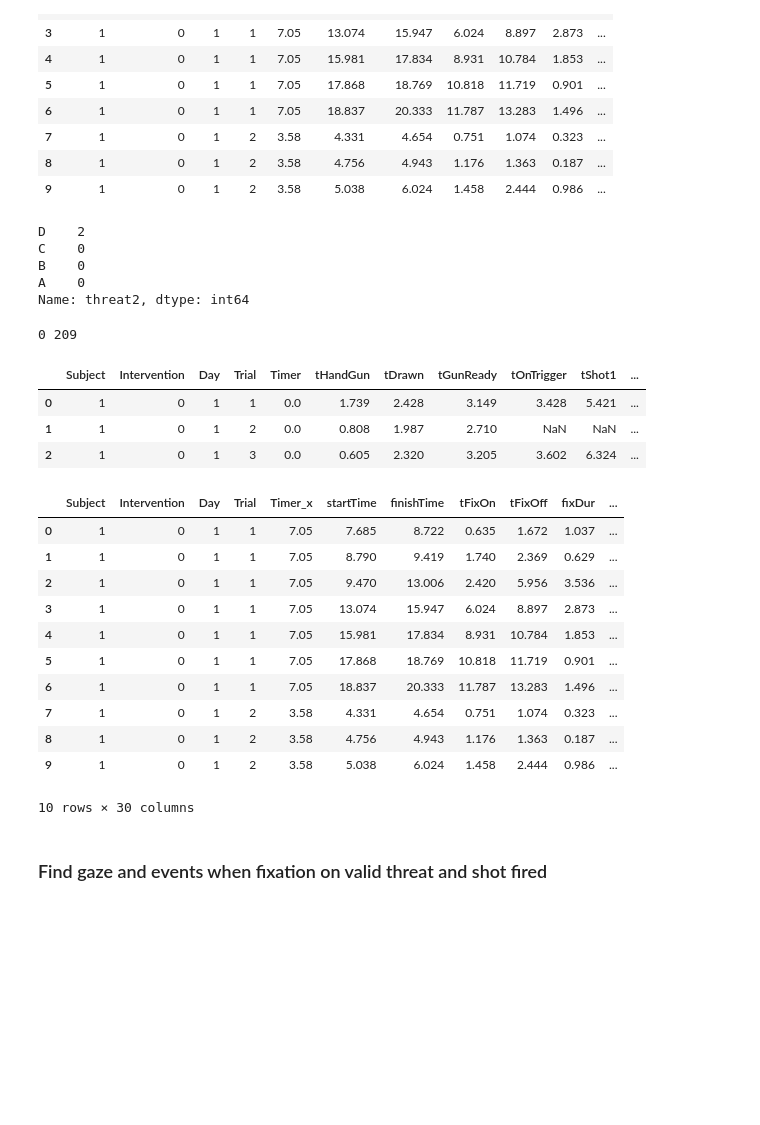
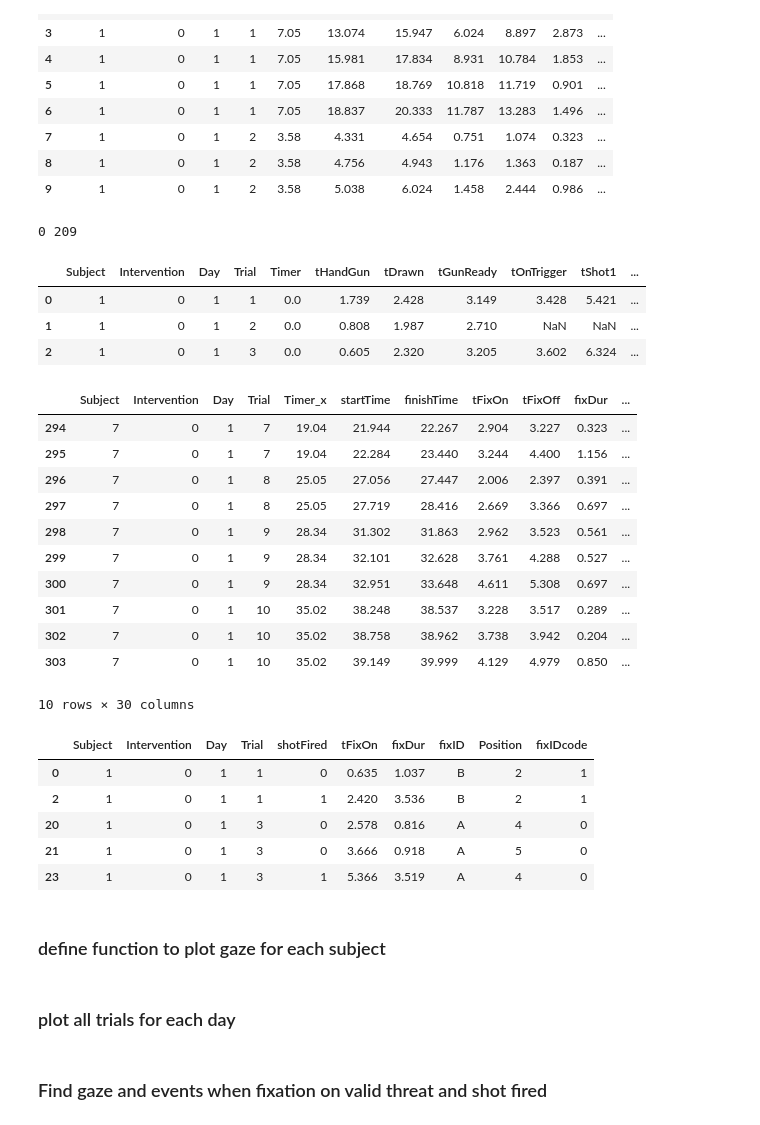
Before and after one commit to jamcro/shootGaze, a Jupyter notebook: py/gazeTimeline.ipynb, the cells around one changed output. Drawn from its saved outputs; the diff is of its cells as text; code cells hidden in the pictures; blank space fills up the shorter version.

Commit message:
plottting threat, plotting all subj

```diff
--- a/py/gazeTimeline.ipynb
+++ b/py/gazeTimeline.ipynb
@@ -55,13 +55,6 @@ shot_df['targetShot1'] = pd.Categorical(shot_df['targetShot1'], categories=['A',
 shot_df['targetShot2'] = pd.Categorical(shot_df['targetShot2'], categories=['A','B','C','D'])
 shot_df['outcomeShot1'] = pd.Categorical(shot_df['outcomeShot1'])
 shot_df['outcomeShot2'] = pd.Categorical(shot_df['outcomeShot2'])
-shot_df['threat2'].value_counts()
-# %% [output]
-D    2
-C    0
-B    0
-A    0
-Name: threat2, dtype: int64
 # %%
 # remove trailing nans
 first_idx = kin_df.first_valid_index()
@@ -87,20 +80,33 @@ kin_df.head(3)
 # %%
 # combine data that has one row per trial
 events_df = pd.merge(kin_df, shot_df, on=['Subject', 'Intervention', 'Day', 'Trial'])
 
 # combine with gaze data (i.e. repeat trial based data for each fixation)
 dat_df = pd.merge(gaze_df,events_df, on=['Subject', 'Intervention', 'Day', 'Trial'])
-dat_df.head(10)
+dat_df.tail(10)
 # %% [output]
 |  | Subject | Intervention | Day | Trial | Timer_x | startTime | finishTime | tFixOn | tFixOff | fixDur | ... |
-| 0 | 1 | 0 | 1 | 1 | 7.05 | 7.685 | 8.722 | 0.635 | 1.672 | 1.037 | ... |
-| 1 | 1 | 0 | 1 | 1 | 7.05 | 8.790 | 9.419 | 1.740 | 2.369 | 0.629 | ... |
-| 2 | 1 | 0 | 1 | 1 | 7.05 | 9.470 | 13.006 | 2.420 | 5.956 | 3.536 | ... |
-| 3 | 1 | 0 | 1 | 1 | 7.05 | 13.074 | 15.947 | 6.024 | 8.897 | 2.873 | ... |
-| 4 | 1 | 0 | 1 | 1 | 7.05 | 15.981 | 17.834 | 8.931 | 10.784 | 1.853 | ... |
-| 5 | 1 | 0 | 1 | 1 | 7.05 | 17.868 | 18.769 | 10.818 | 11.719 | 0.901 | ... |
-| 6 | 1 | 0 | 1 | 1 | 7.05 | 18.837 | 20.333 | 11.787 | 13.283 | 1.496 | ... |
-| 7 | 1 | 0 | 1 | 2 | 3.58 | 4.331 | 4.654 | 0.751 | 1.074 | 0.323 | ... |
-| 8 | 1 | 0 | 1 | 2 | 3.58 | 4.756 | 4.943 | 1.176 | 1.363 | 0.187 | ... |
-| 9 | 1 | 0 | 1 | 2 | 3.58 | 5.038 | 6.024 | 1.458 | 2.444 | 0.986 | ... |
+| 294 | 7 | 0 | 1 | 7 | 19.04 | 21.944 | 22.267 | 2.904 | 3.227 | 0.323 | ... |
+| 295 | 7 | 0 | 1 | 7 | 19.04 | 22.284 | 23.440 | 3.244 | 4.400 | 1.156 | ... |
+| 296 | 7 | 0 | 1 | 8 | 25.05 | 27.056 | 27.447 | 2.006 | 2.397 | 0.391 | ... |
+| 297 | 7 | 0 | 1 | 8 | 25.05 | 27.719 | 28.416 | 2.669 | 3.366 | 0.697 | ... |
+| 298 | 7 | 0 | 1 | 9 | 28.34 | 31.302 | 31.863 | 2.962 | 3.523 | 0.561 | ... |
+| 299 | 7 | 0 | 1 | 9 | 28.34 | 32.101 | 32.628 | 3.761 | 4.288 | 0.527 | ... |
+| 300 | 7 | 0 | 1 | 9 | 28.34 | 32.951 | 33.648 | 4.611 | 5.308 | 0.697 | ... |
+| 301 | 7 | 0 | 1 | 10 | 35.02 | 38.248 | 38.537 | 3.228 | 3.517 | 0.289 | ... |
+| 302 | 7 | 0 | 1 | 10 | 35.02 | 38.758 | 38.962 | 3.738 | 3.942 | 0.204 | ... |
+| 303 | 7 | 0 | 1 | 10 | 35.02 | 39.149 | 39.999 | 4.129 | 4.979 | 0.850 | ... |
 10 rows × 30 columns
+# %%
+onthreat_df = dat_df.loc[((dat_df['fixID']==dat_df['threat1']) | (dat_df['fixID']==dat_df['threat2'])),
+           ['Subject', 'Intervention', 'Day', 'Trial', 'shotFired','tFixOn', 'fixDur', 'fixID','Position','fixIDcode']]
+onthreat_df.head()
+# %% [output]
+|  | Subject | Intervention | Day | Trial | shotFired | tFixOn | fixDur | fixID | Position | fixIDcode |
+| 0 | 1 | 0 | 1 | 1 | 0 | 0.635 | 1.037 | B | 2 | 1 |
+| 2 | 1 | 0 | 1 | 1 | 1 | 2.420 | 3.536 | B | 2 | 1 |
+| 20 | 1 | 0 | 1 | 3 | 0 | 2.578 | 0.816 | A | 4 | 0 |
+| 21 | 1 | 0 | 1 | 3 | 0 | 3.666 | 0.918 | A | 5 | 0 |
+| 23 | 1 | 0 | 1 | 3 | 1 | 5.366 | 3.519 | A | 4 | 0 |
+# %% [markdown]
+### define function to plot gaze for each subject
@@ -106,0 +158,2 @@ dat_df.head(10)
+# %% [markdown]
+### plot all trials for each day
```
Also changed, not shown: parts of 11 cells of this notebook.
